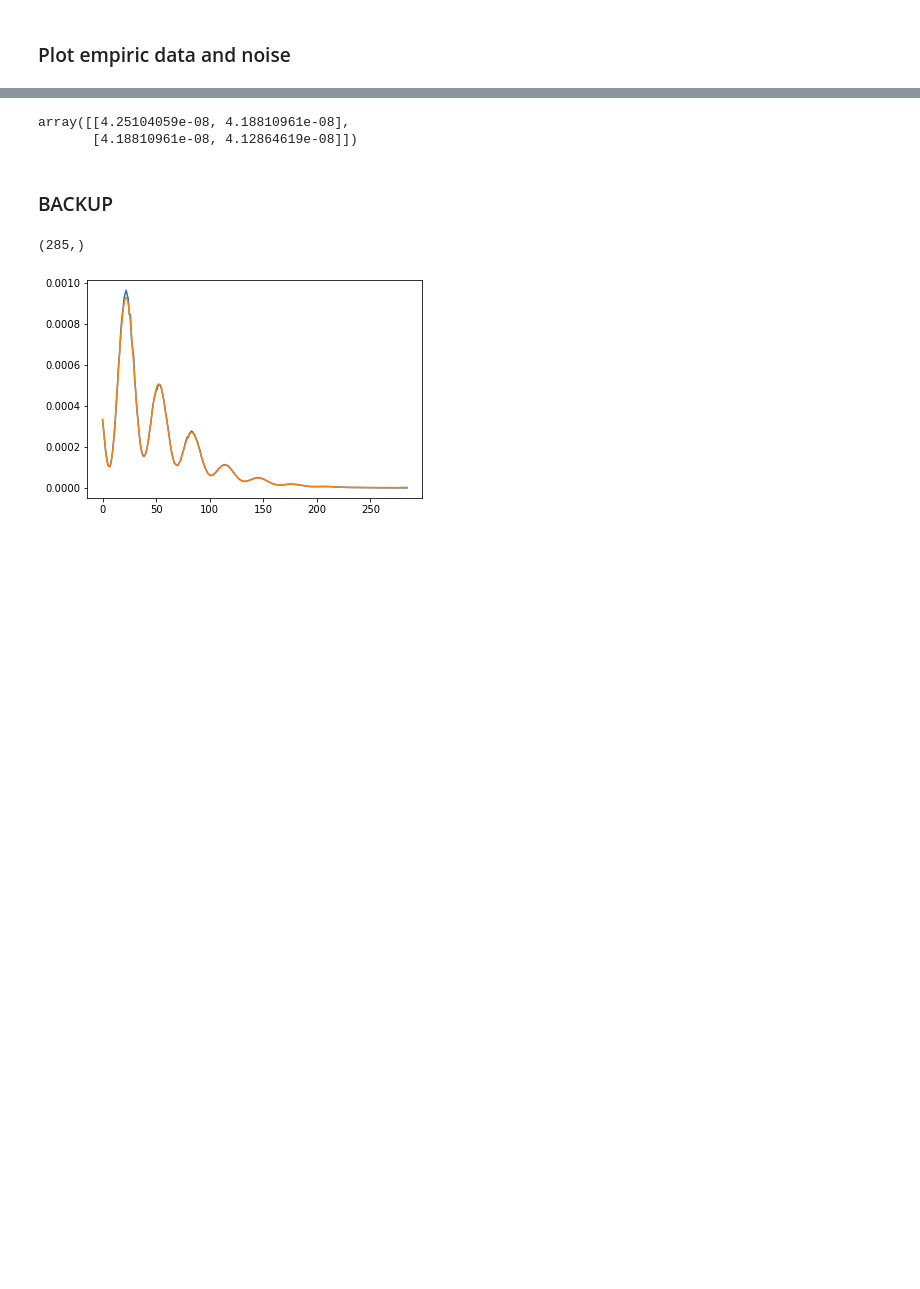
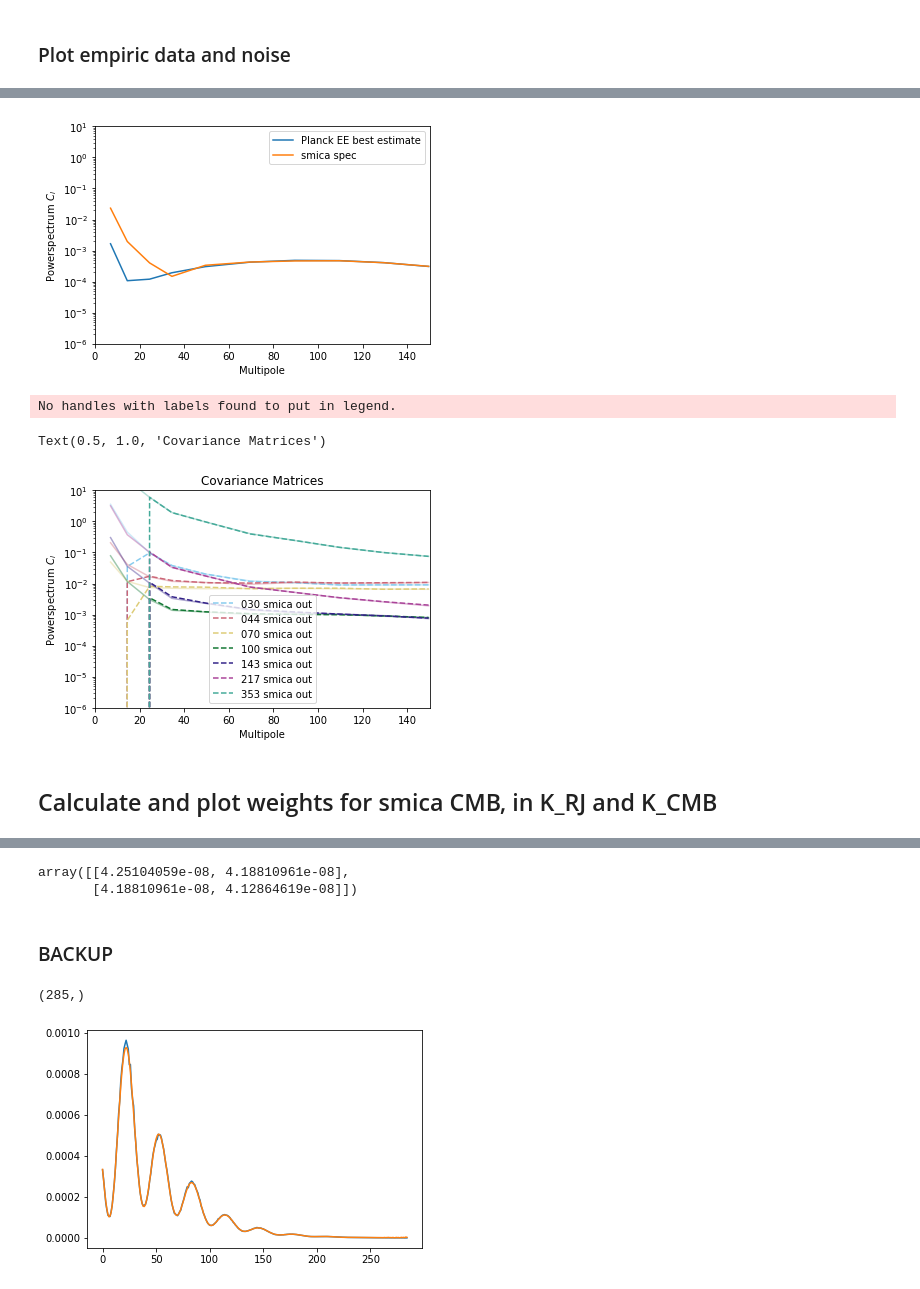
Before and after one commit to Sebastian-Belkner/component_separation, a Jupyter notebook: notebooks/increment.ipynb, the cells around one changed output, grey strips where cells are left out. Drawn from its saved outputs; the diff is of its cells as text; code cells hidden in the pictures; blank space fills up the shorter version.

```diff
--- a/notebooks/increment.ipynb
+++ b/notebooks/increment.ipynb
@@ -127,0 +192,30 @@ Text(0.5, 23.52222222222222, 'Multipole')
+# %%
+# %matplotlib widget
+# for n in range(3,7):
+#     plt.plot(np.mean(bins,axis=1), cov_lN_bnd[n])
+#     plt.plot(cov_ltot[n,n,:],alpha=0.3)
+plt.plot(np.mean(bins,axis=1), C_lS_bnd[1,1,:], label="Planck EE best estimate")
+plt.plot(np.mean(bins,axis=1), smica_cmb, label = 'smica spec')
+# plt.plot(np.mean(bins,axis=1), smica_spec/C_lS_bnd[1,1,:]/0.67)
+# plt.plot(np.mean(bins,axis=1), cmb_in)
+plt_std_powlog()
+plt.xlim((0,150))
+plt.show()
+
+plt_std_powlog()
+plt.xlim((0,150))
+cov_ltotEE = cov_ltot[0:8,0:8,:]
+cov_ltot_bnd = hpf.bin_it(cov_ltotEE, bins=bins)
+for det in range(0,7):
+    plt.plot(np.mean(bins,axis=1), smica_cov[det,det,:], label=detector[det]+" smica out", color=csu.CB_color_cycle[det], ls='--')
+    plt.plot(np.mean(bins,axis=1), cov_ltot_bnd[det,det,:], alpha=0.4, color=csu.CB_color_cycle[det])
+plt.legend()
+plt.yscale('log')
+plt.title('Covariance Matrices')
+# %% [output]
+[figure, added]
+No handles with labels found to put in legend.
+Text(0.5, 1.0, 'Covariance Matrices')
+[figure, added]
+# %% [markdown]
+## Calculate and plot weights for smica CMB, in K_RJ and K_CMB
```
Also changed, not shown: parts of 13 cells of this notebook, 5 other files.
